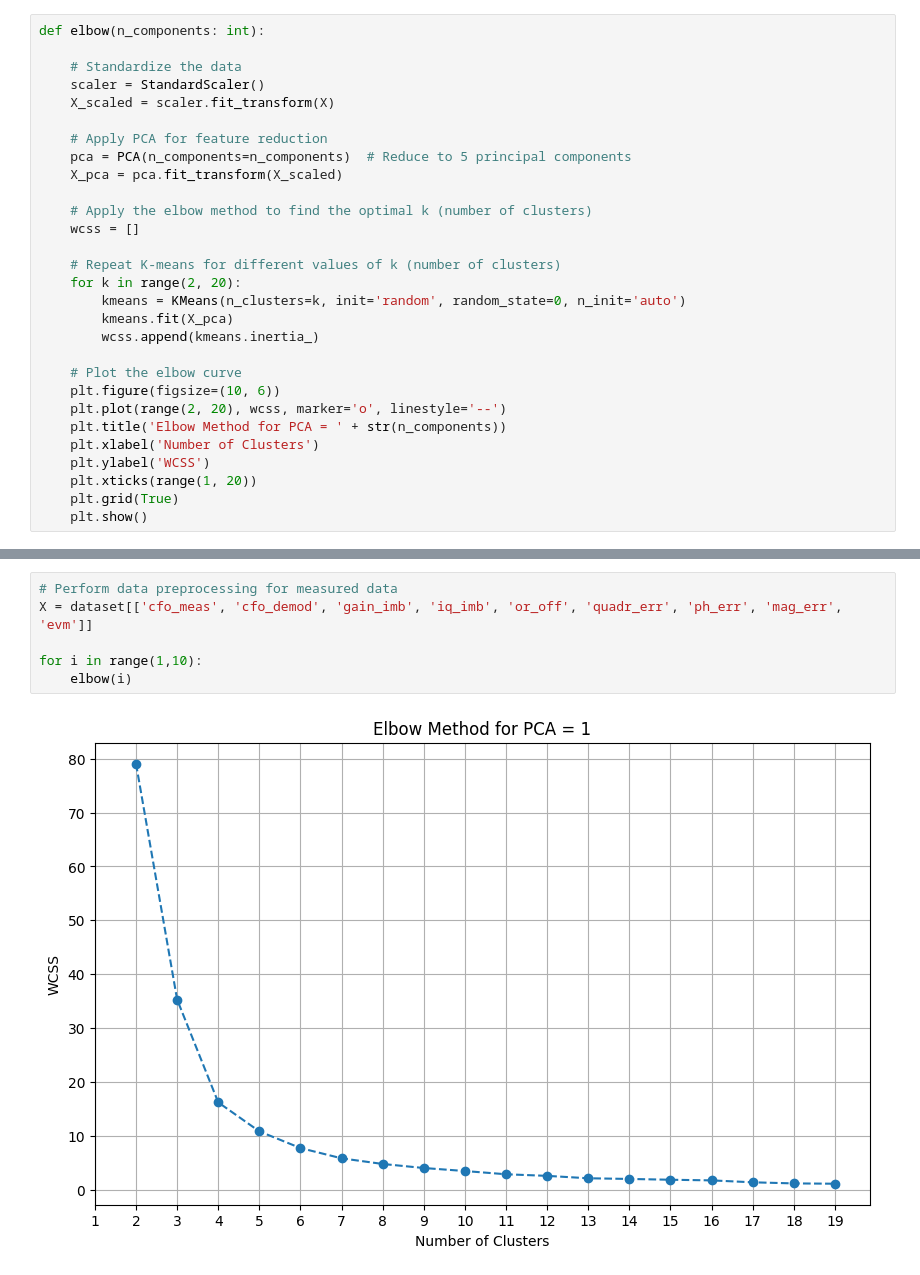
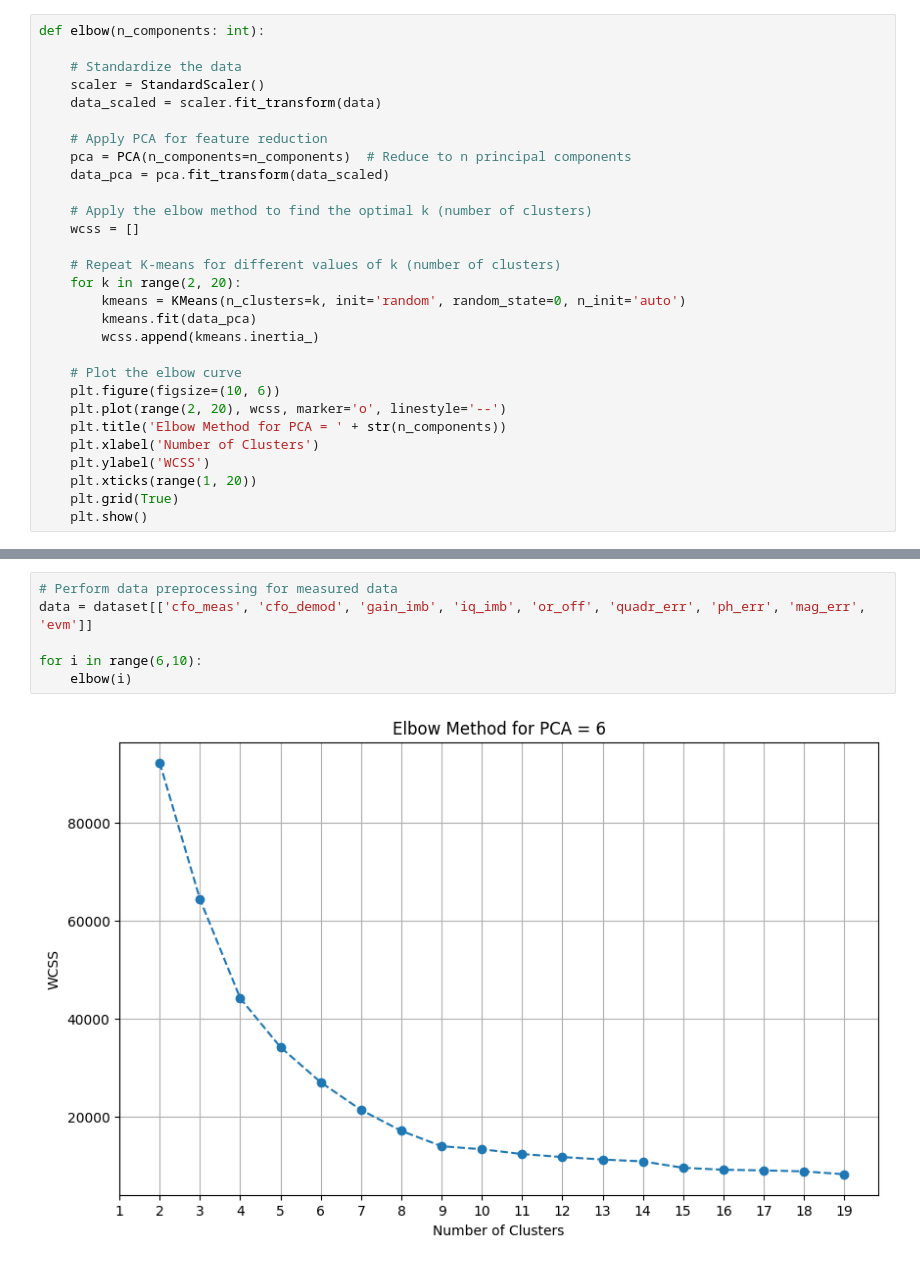
Before and after one commit to marekcrn/MLF, a Jupyter notebook: Project-mini/Project1.ipynb, the cells around one changed output, grey strips where cells are left out. Drawn from its saved outputs; the diff is of its cells as text.

```diff
--- a/Project-mini/Project1.ipynb
+++ b/Project-mini/Project1.ipynb
@@ -34,11 +49,11 @@ def elbow(n_components: int):
 
     # Standardize the data
     scaler = StandardScaler()
-    X_scaled = scaler.fit_transform(X)
+    data_scaled = scaler.fit_transform(data)
 
     # Apply PCA for feature reduction
-    pca = PCA(n_components=n_components)  # Reduce to 5 principal components
-    X_pca = pca.fit_transform(X_scaled)
+    pca = PCA(n_components=n_components)  # Reduce to n principal components
+    data_pca = pca.fit_transform(data_scaled)
 
     # Apply the elbow method to find the optimal k (number of clusters)
     wcss = []
@@ -46,7 +61,7 @@ def elbow(n_components: int):
     # Repeat K-means for different values of k (number of clusters)
     for k in range(2, 20):
         kmeans = KMeans(n_clusters=k, init='random', random_state=0, n_init='auto')
-        kmeans.fit(X_pca)
+        kmeans.fit(data_pca)
         wcss.append(kmeans.inertia_)
 
     # Plot the elbow curve
@@ -61,8 +78,8 @@ def elbow(n_components: int):
 # %%
 # Perform data preprocessing for measured data
-X = dataset[['cfo_meas', 'cfo_demod', 'gain_imb', 'iq_imb', 'or_off', 'quadr_err', 'ph_err', 'mag_err', 'evm']]
+data = dataset[['cfo_meas', 'cfo_demod', 'gain_imb', 'iq_imb', 'or_off', 'quadr_err', 'ph_err', 'mag_err', 'evm']]
 
-for i in range(1,10):
+for i in range(6,10):
     elbow(i)
 # %% [output]
-[figure, old version]
+[figure, new version]
```
Also changed, not shown: parts of 16 cells of this notebook.
